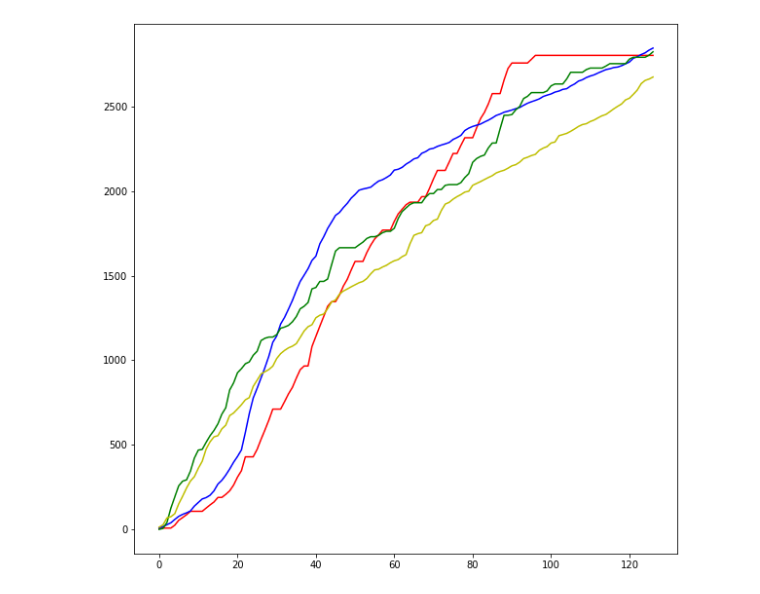
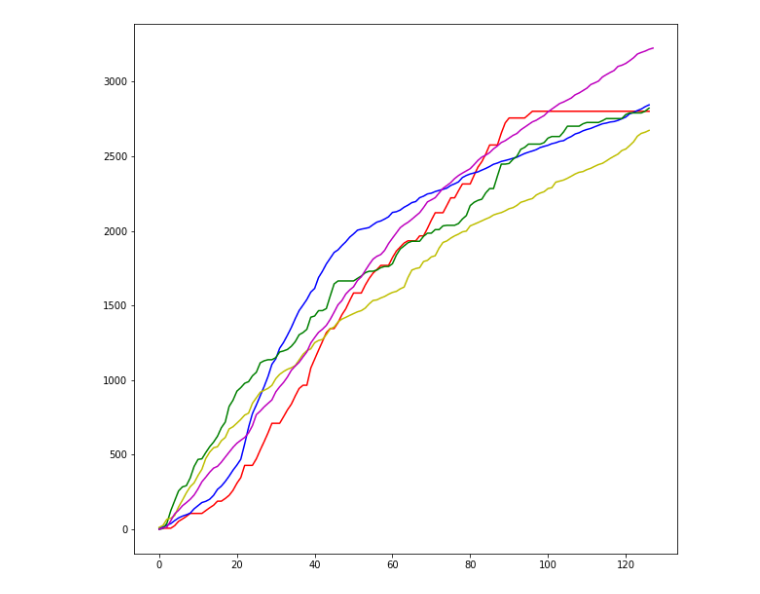
Before and after one commit to douglas-brinkerhoff/covid_university, a Jupyter notebook: surragote_model.ipynb, the cells around one changed output. Drawn from its saved outputs; the diff is of its cells as text; code cells hidden in the pictures.

```diff
--- a/surragote_model.ipynb
+++ b/surragote_model.ipynb
@@ -32,13 +1,15 @@ with h5py.File('mytestfile.hdf5', 'r') as f:
 # %%
 import matplotlib.pyplot as plt
 plt.rcParams["figure.figsize"] = (10,10)
-actual = [4, 8, 8, 8, 25, 54, 70, 87, 107, 107, 107, 107, 126, 145, 162, 189, 189, 207, 228, 262, 309, 347, 429, 429, 429, 473, 532, 588, 646, 711, 711, 711, 755, 801, 839, 894, 944, 966, 966, 1081, 1141, 1201, 1259, 1319, 1346, 1346, 1385, 1438, 1478, 1533, 1584, 1584, 1584, 1637, 1681, 1717, 1741, 1769, 1769, 1769, 1821, 1865, 1892, 1919, 1934, 1934, 1934, 1967, 1967, 2017, 2072, 2122, 2122, 2122, 2171, 2222, 2222, 2270, 2315, 2315, 2315, 2373, 2428, 2465, 2515, 2576, 2576, 2576, 2656, 2724, 2757, 2757, 2757, 2757, 2757, 2779, 2802, 2802, 2802, 2802, 2802, 2802, 2802, 2802, 2802, 2802, 2802, 2802, 2802, 2802, 2802, 2802, 2802, 2802, 2802, 2802, 2802, 2802, 2802, 2802, 2802, 2802, 2802, 2802, 2802, 2802, 2802]
+actual_tests = [4, 8, 8, 8, 25, 54, 70, 87, 107, 107, 107, 107, 126, 145, 162, 189, 189, 207, 228, 262, 309, 347, 429, 429, 429, 473, 532, 588, 646, 711, 711, 711, 755, 801, 839, 894, 944, 966, 966, 1081, 1141, 1201, 1259, 1319, 1346, 1346, 1385, 1438, 1478, 1533, 1584, 1584, 1584, 1637, 1681, 1717, 1741, 1769, 1769, 1769, 1821, 1865, 1892, 1919, 1934, 1934, 1934, 1967, 1967, 2017, 2072, 2122, 2122, 2122, 2171, 2222, 2222, 2270, 2315, 2315, 2315, 2373, 2428, 2465, 2515, 2576, 2576, 2576, 2656, 2724, 2757, 2757, 2757, 2757, 2757, 2779, 2802, 2802, 2802, 2802, 2802, 2802, 2802, 2802, 2802, 2802, 2802, 2802, 2802, 2802, 2802, 2802, 2802, 2802, 2802, 2802, 2802, 2802, 2802, 2802, 2802, 2802, 2802, 2802, 2802, 2802, 2802]
 
 model1 = [8, 17, 28, 39, 59, 77, 89, 98, 109, 138, 159, 180, 188, 202, 228, 268, 290, 321, 357, 397, 431, 470, 573, 684, 776, 834, 895, 957, 1024, 1106, 1143, 1214, 1253, 1302, 1353, 1412, 1466, 1503, 1541, 1590, 1615, 1688, 1730, 1779, 1817, 1856, 1873, 1902, 1927, 1958, 1980, 2005, 2012, 2017, 2023, 2042, 2059, 2067, 2080, 2095, 2124, 2129, 2140, 2159, 2173, 2190, 2197, 2223, 2233, 2248, 2253, 2264, 2272, 2279, 2287, 2305, 2316, 2329, 2358, 2372, 2382, 2389, 2396, 2408, 2419, 2432, 2447, 2455, 2466, 2472, 2479, 2487, 2494, 2507, 2519, 2528, 2536, 2545, 2559, 2567, 2574, 2585, 2591, 2601, 2605, 2621, 2633, 2650, 2658, 2671, 2680, 2687, 2698, 2708, 2718, 2723, 2730, 2733, 2741, 2752, 2763, 2785, 2794, 2807, 2817, 2833, 2845]
 
 model2 = [0, 6, 41, 126, 192, 258, 285, 293, 345, 422, 469, 473, 515, 554, 585, 624, 681, 719, 824, 866, 926, 950, 979, 990, 1029, 1053, 1116, 1130, 1137, 1137, 1151, 1189, 1196, 1206, 1227, 1258, 1304, 1319, 1341, 1422, 1430, 1466, 1466, 1480, 1564, 1645, 1665, 1665, 1665, 1665, 1665, 1682, 1698, 1720, 1730, 1730, 1738, 1754, 1762, 1762, 1780, 1838, 1879, 1900, 1921, 1931, 1931, 1931, 1964, 1985, 1985, 2009, 2009, 2034, 2038, 2038, 2038, 2050, 2080, 2103, 2170, 2192, 2205, 2213, 2255, 2284, 2284, 2368, 2448, 2448, 2452, 2480, 2500, 2547, 2560, 2582, 2582, 2582, 2582, 2592, 2622, 2633, 2633, 2633, 2663, 2702, 2702, 2702, 2702, 2718, 2727, 2727, 2727, 2727, 2739, 2753, 2753, 2753, 2753, 2753, 2780, 2791, 2791, 2791, 2791, 2803, 2823]
+
 model3 = [13, 27, 68, 75, 93, 151, 196, 245, 286, 312, 361, 403, 475, 518, 547, 554, 594, 616, 673, 688, 712, 737, 766, 779, 845, 882, 919, 932, 945, 965, 1010, 1039, 1058, 1073, 1083, 1098, 1135, 1173, 1198, 1210, 1251, 1266, 1273, 1305, 1344, 1356, 1390, 1409, 1421, 1434, 1446, 1458, 1466, 1483, 1511, 1534, 1538, 1551, 1561, 1576, 1588, 1595, 1612, 1624, 1688, 1738, 1748, 1754, 1795, 1803, 1826, 1834, 1885, 1923, 1933, 1952, 1967, 1979, 1994, 1999, 2034, 2045, 2056, 2068, 2080, 2091, 2107, 2116, 2123, 2135, 2149, 2156, 2171, 2192, 2200, 2210, 2217, 2241, 2254, 2263, 2284, 2290, 2327, 2334, 2341, 2353, 2367, 2382, 2393, 2398, 2411, 2420, 2433, 2445, 2453, 2469, 2486, 2501, 2515, 2539, 2549, 2572, 2597, 2635, 2654, 2662, 2674]
-plt.plot(actual, 'r-', model1, 'b-', model2, 'g-', model3, 'y-')
+
+plt.plot(actual, 'r-', model1, 'b-', model2, 'g-', model3, 'y-', model5, 'm-')
 plt.show()
 # %% [output]
-[figure, old version]
+[figure, new version]
```
Also changed, not shown: parts of 10 cells of this notebook.
